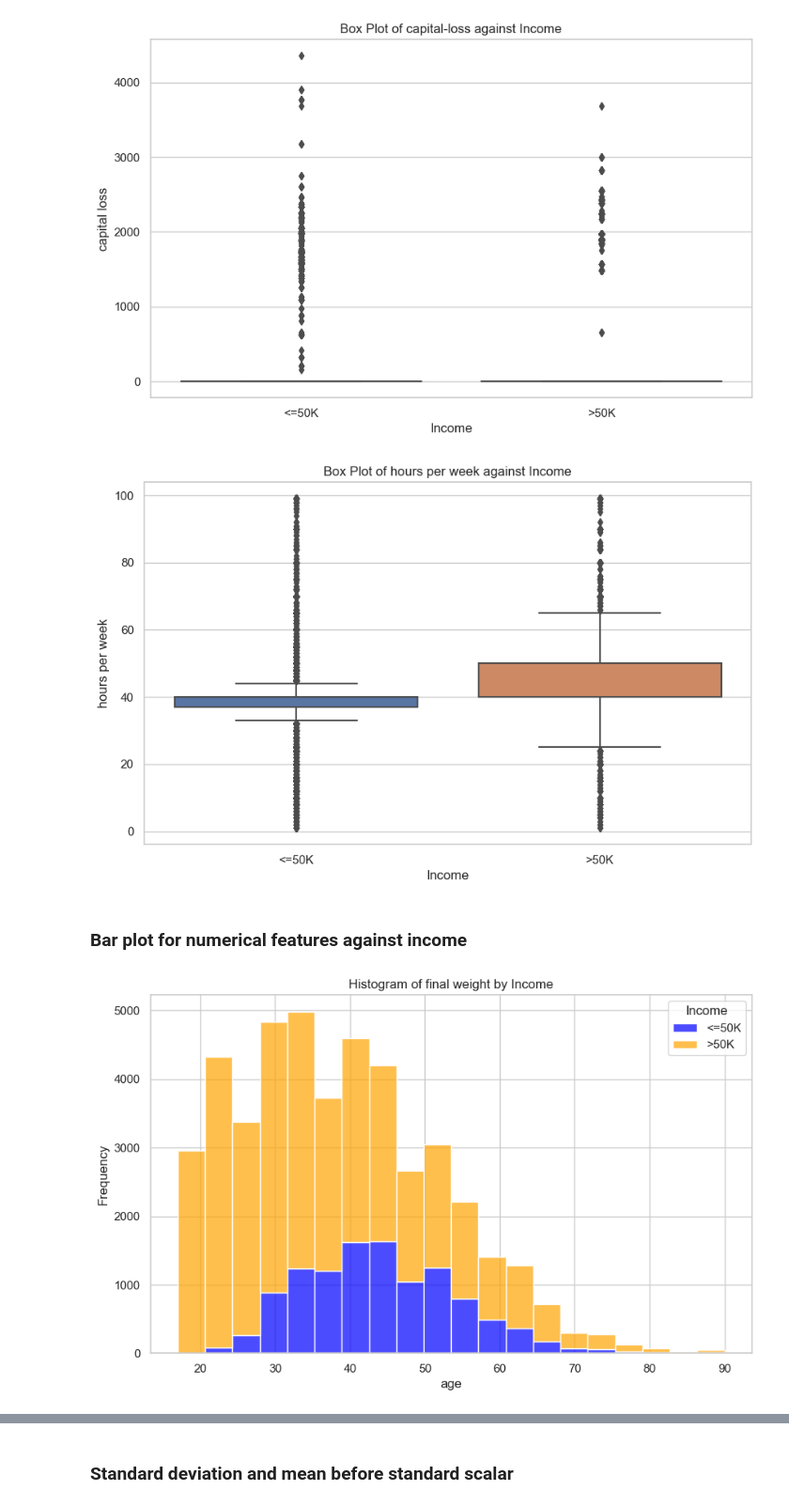
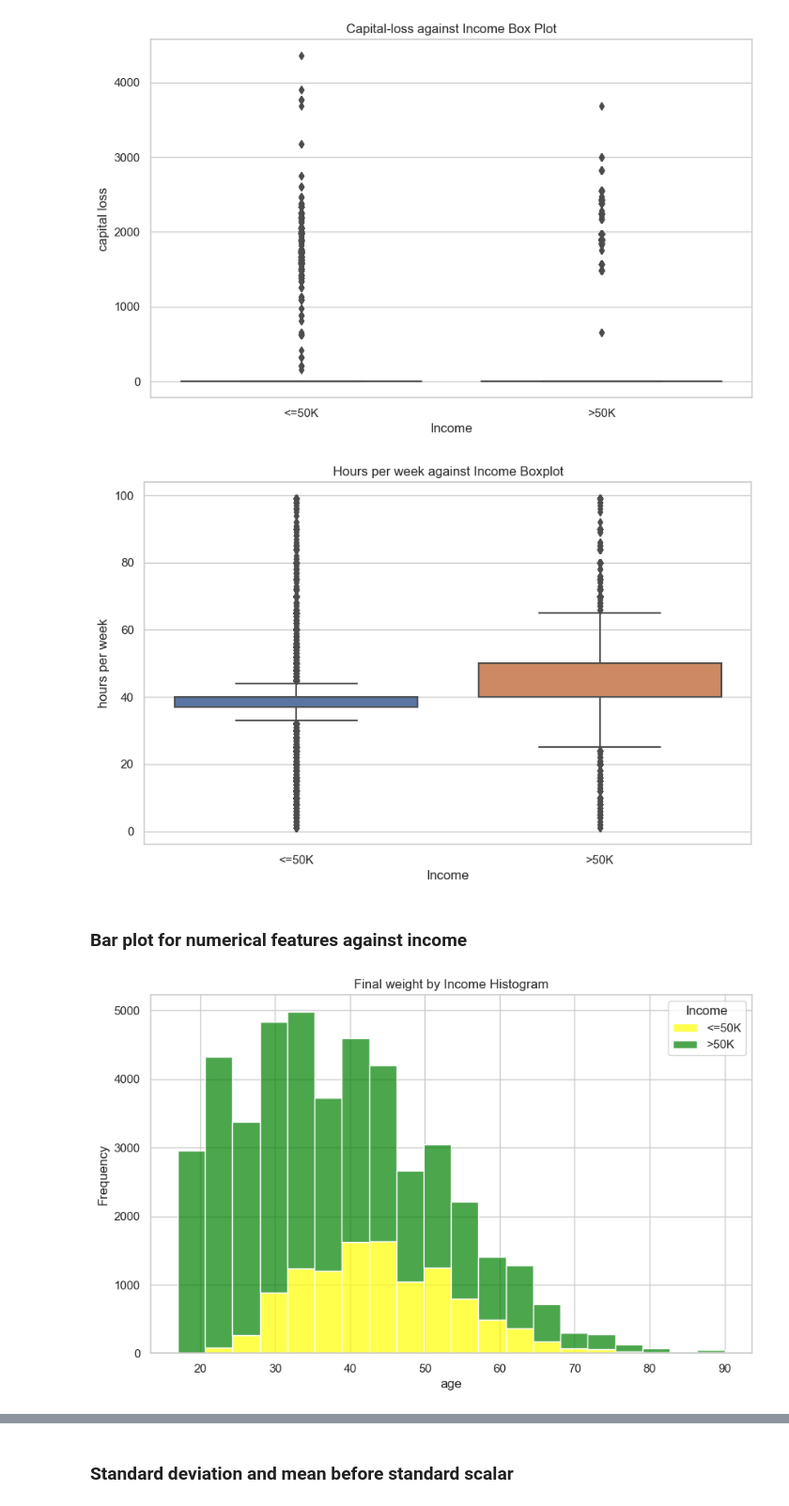
Before and after one commit to Demikadesilva/ML_CW, a Jupyter notebook: random forest.ipynb, the cells around one changed output, grey strips where cells are left out. Shown: that part at 94% size. Drawn from its saved outputs; the diff is of its cells as text; code cells hidden in the pictures.

```diff
--- a/random forest.ipynb
+++ b/random forest.ipynb
@@ -14,16 +14,16 @@ from sklearn.preprocessing import LabelEncoder
 import pandas as pd
 from sklearn.metrics import accuracy_score, classification_report, confusion_matrix
 # %%
-# Load adult.data
+# Load adults.data
 columns = ['age', 'workclass', 'fnlwgt', 'education', 'education-num', 'marital-status', 'occupation', 'relationship', 'race', 'sex', 'capital-gain', 'capital-loss', 'hours-per-week', 'native-country', 'income']
 adults_data = pd.read_csv('adult.data', names=columns, na_values=' ?', skipinitialspace=True)
 
 # Load adult.test
 adults_test = pd.read_csv('adult.test', names=columns, na_values=' ?', skipinitialspace=True, skiprows=1)
 
-adult_test.loc[:, 'income'] = adult_test['income'].replace(regex=True, to_replace=r'\.', value=r'')
+adults_test.loc[:, 'income'] = adults_test['income'].replace(regex=True, to_replace=r'\.', value=r'')
 # Combine both datasets
-Data_set = pd.concat([adult_data, adult_test], ignore_index=True)
+Data_set = pd.concat([adults_data, adults_test], ignore_index=True)
 Data_set.reset_index(drop=True,inplace=True)
 Data_set
 # %% [output]
@@ -252,37 +251,36 @@ plt.show()
 # %% [output]
 [figure]
 # %%
-# Filter the dataset based on income categories
-income_categories = ['<=50K', '>50K']
-filtered_data = no_null_df2[no_null_df2['income'].isin(income_categories)]
+# Filtering the dataset based on income categories
+income_category = ['<=50K', '>50K']
+filtered_data = no_null_df2[no_null_df2['income'].isin(income_category)]
 
-# Create the box plot
+# Creating the box plot
 plt.figure(figsize=(10, 6))
 sns.boxplot(x='income', y='hours-per-week', data=filtered_data)
-plt.title('Box Plot of hours per week against Income')
+plt.title('Hours per week against Income Boxplot')
 plt.xlabel('Income')
 plt.ylabel('hours per week')
 plt.show()
 # %% [output]
-[figure, old version]
+[figure, new version]
 # %% [markdown]
 ### Bar plot for numerical features against income
 # %%
-# Set the style of the plots
+# Setting the style of the plots
 sns.set(style="whitegrid")
 
-# Define colors for income groups
-under50K_color = 'orange'
-over50K_color = 'blue'
+under50K_color = 'green'
+over50K_color = 'yellow'
 
-# Plot histogram for 'Age' column by income group
+# Plotting histogram for 'Age' column by income group
 plt.figure(figsize=(10, 6))
 sns.histplot(data=no_null_df2, x='age', hue='income', bins=20, palette={'>50K': over50K_color, '<=50K': under50K_color}, alpha=0.7, multiple='stack')
-plt.title('Histogram of final weight by Income')
+plt.title('Final weight by Income Histogram')
 plt.xlabel('age')
 plt.ylabel('Frequency')
 plt.legend(title='Income', labels=['<=50K', '>50K'])
 plt.show()
 # %% [output]
-[figure, old version]
+[figure, new version]
 # %%
```
Also changed, not shown: parts of 44 cells of this notebook.
